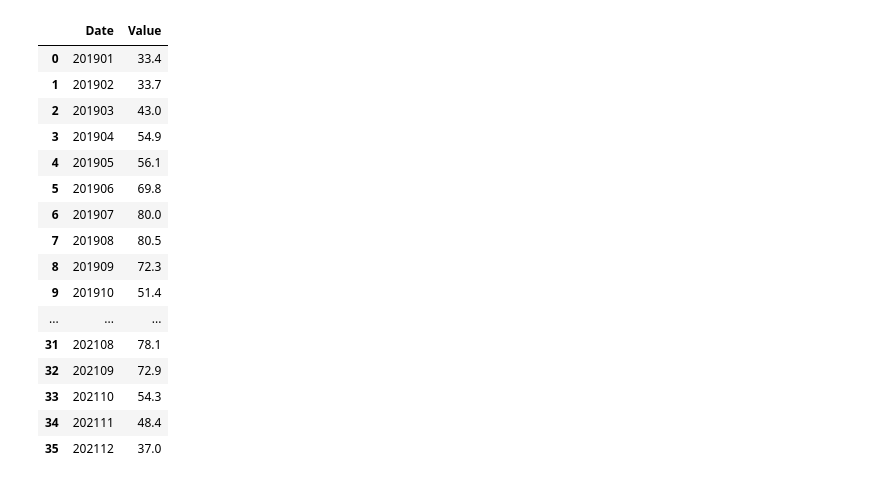
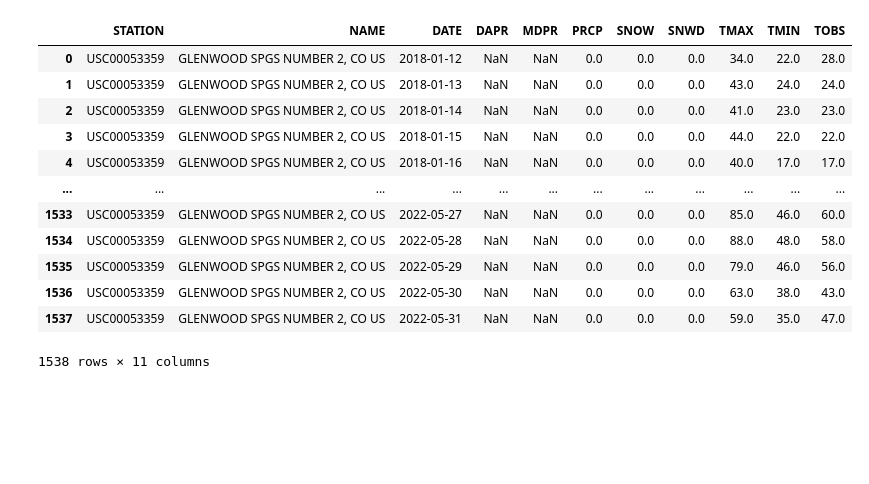
Before and after one commit to cu-esiil-edu/MSUGrizzlyCreek2020Fire, a Jupyter notebook: notebooks/weather_data.ipynb, the cells around one changed output. Saved outputs shown, nothing was run; the diff lists cells and outputs as text; code cells hidden in the pictures; blank space fills up the shorter version.

```diff
--- a/notebooks/weather_data.ipynb
+++ b/notebooks/weather_data.ipynb
@@ -63,26 +30,25 @@ gcfire_bounds_gdf.to_file('gcfire_boundaries.geojson', driver='GeoJSON')
 # %%
 # link for max temperature data for garfield county, CO
-max_temp_url = ('https://www.ncei.noaa.gov/access/monitoring/'
-'climate-at-a-glance/county/time-series/CO-045/tmax/1/0/2019-2021.csv')
+data_url = ('https://www.ncei.noaa.gov/orders/cdo/3742439.csv')
 # %%
 # read csv link and convert to df
-garfield_cty_df = pd.read_csv(max_temp_url, header = 3, names = ['Date', 'Value'])
-garfield_cty_df
+gwd_sprgs_2_df = pd.read_csv(data_url, header = 11,
+    names = ['STATION', 'NAME',	'DATE',	'DAPR',	'MDPR',	'PRCP', 'SNOW',
+    'SNWD', 'TMAX', 'TMIN', 'TOBS'],
+    na_values= ['NaN']
+    )
+gwd_sprgs_2_df
 # %% [output]
-|  | Date | Value |
-| 0 | 201901 | 33.4 |
-| 1 | 201902 | 33.7 |
-| 2 | 201903 | 43.0 |
-| 3 | 201904 | 54.9 |
-| 4 | 201905 | 56.1 |
-| 5 | 201906 | 69.8 |
-| 6 | 201907 | 80.0 |
-| 7 | 201908 | 80.5 |
-| 8 | 201909 | 72.3 |
-| 9 | 201910 | 51.4 |
-| ... | ... | ... |
-| 31 | 202108 | 78.1 |
-| 32 | 202109 | 72.9 |
-| 33 | 202110 | 54.3 |
-| 34 | 202111 | 48.4 |
-| 35 | 202112 | 37.0 |
+|  | STATION | NAME | DATE | DAPR | MDPR | PRCP | SNOW | SNWD | TMAX | TMIN | TOBS |
+| 0 | USC00053359 | GLENWOOD SPGS NUMBER 2, CO US | 2018-01-12 | NaN | NaN | 0.0 | 0.0 | 0.0 | 34.0 | 22.0 | 28.0 |
+| 1 | USC00053359 | GLENWOOD SPGS NUMBER 2, CO US | 2018-01-13 | NaN | NaN | 0.0 | 0.0 | 0.0 | 43.0 | 24.0 | 24.0 |
+| 2 | USC00053359 | GLENWOOD SPGS NUMBER 2, CO US | 2018-01-14 | NaN | NaN | 0.0 | 0.0 | 0.0 | 41.0 | 23.0 | 23.0 |
+| 3 | USC00053359 | GLENWOOD SPGS NUMBER 2, CO US | 2018-01-15 | NaN | NaN | 0.0 | 0.0 | 0.0 | 44.0 | 22.0 | 22.0 |
+| 4 | USC00053359 | GLENWOOD SPGS NUMBER 2, CO US | 2018-01-16 | NaN | NaN | 0.0 | 0.0 | 0.0 | 40.0 | 17.0 | 17.0 |
+| ... | ... | ... | ... | ... | ... | ... | ... | ... | ... | ... | ... |
+| 1533 | USC00053359 | GLENWOOD SPGS NUMBER 2, CO US | 2022-05-27 | NaN | NaN | 0.0 | 0.0 | 0.0 | 85.0 | 46.0 | 60.0 |
+| 1534 | USC00053359 | GLENWOOD SPGS NUMBER 2, CO US | 2022-05-28 | NaN | NaN | 0.0 | 0.0 | 0.0 | 88.0 | 48.0 | 58.0 |
+| 1535 | USC00053359 | GLENWOOD SPGS NUMBER 2, CO US | 2022-05-29 | NaN | NaN | 0.0 | 0.0 | 0.0 | 79.0 | 46.0 | 56.0 |
+| 1536 | USC00053359 | GLENWOOD SPGS NUMBER 2, CO US | 2022-05-30 | NaN | NaN | 0.0 | 0.0 | 0.0 | 63.0 | 38.0 | 43.0 |
+| 1537 | USC00053359 | GLENWOOD SPGS NUMBER 2, CO US | 2022-05-31 | NaN | NaN | 0.0 | 0.0 | 0.0 | 59.0 | 35.0 | 47.0 |
+1538 rows × 11 columns
```
Also changed, not shown: parts of 12 cells of this notebook.
